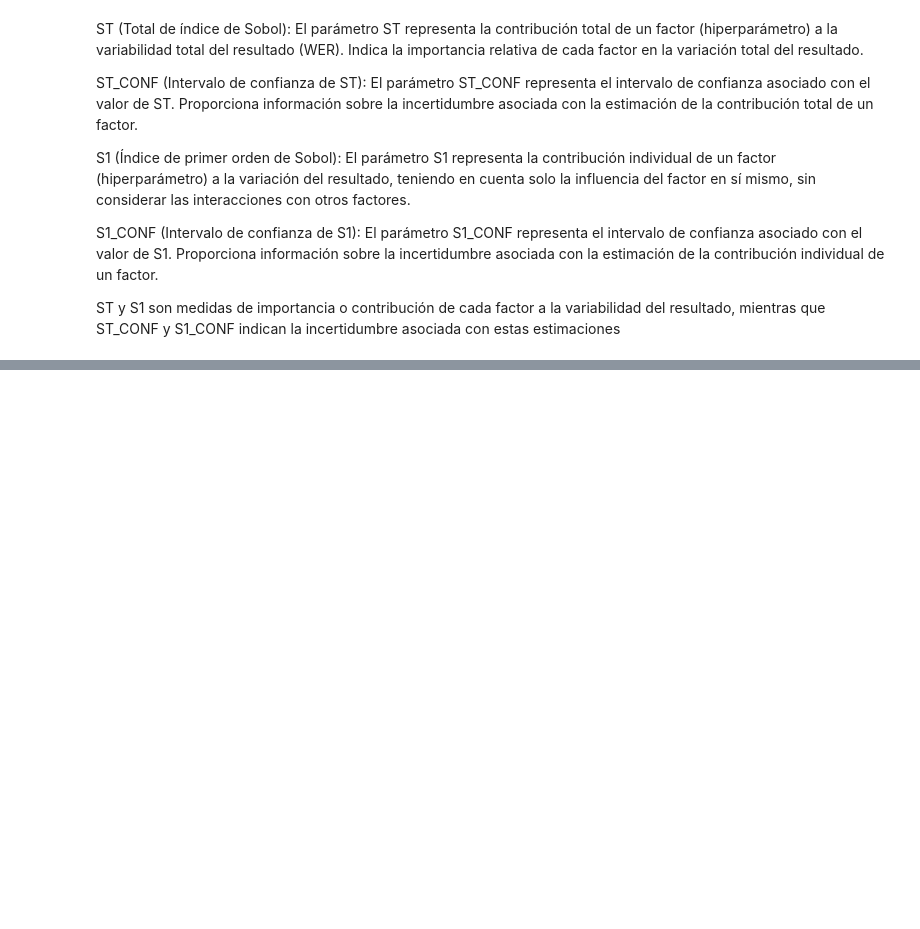
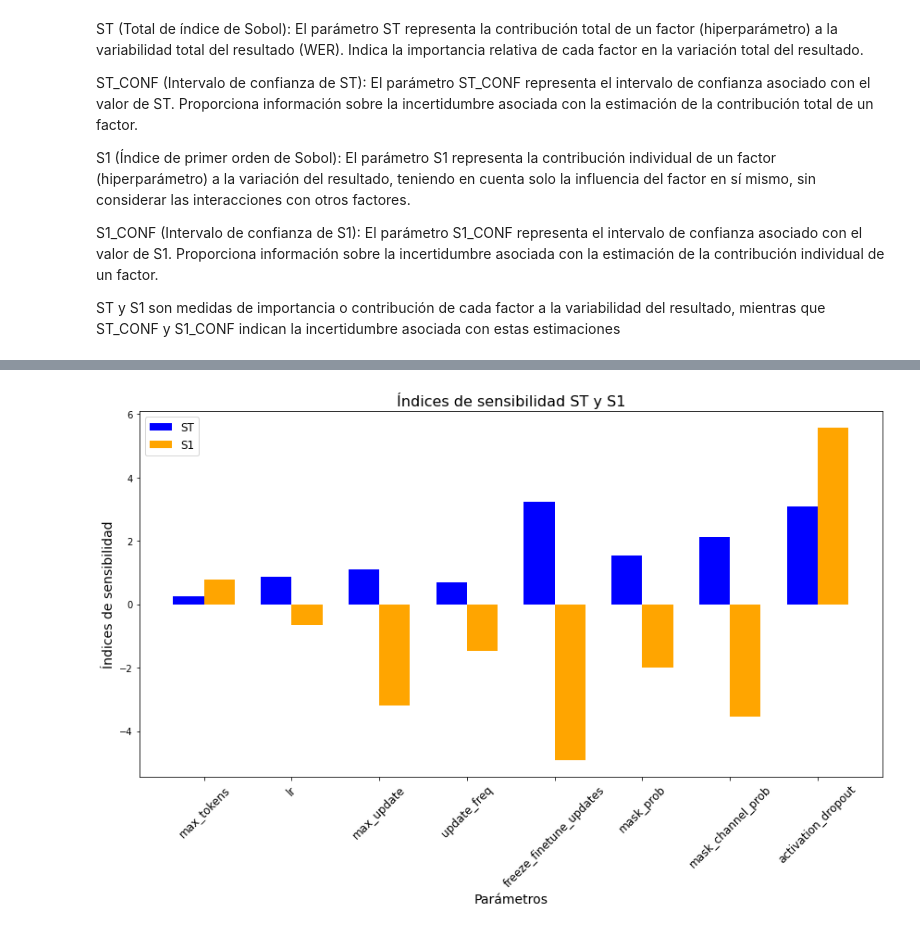
Before and after one commit to monirome/sobol_sensitivity, a Jupyter notebook: Estudio de hiperparametros_kotiria.ipynb, the cells around one changed output, grey strips where cells are left out. Cells and saved outputs as stored; diff of their text form; code cells hidden in the pictures; blank space fills up the shorter version.

```diff
--- a/Estudio de hiperparametros_kotiria.ipynb
+++ b/Estudio de hiperparametros_kotiria.ipynb
@@ -159 +106,41 @@ fig.show()
+# %%
+# fig = go.Figure(data=[
+#     go.Bar(name='ST', x=problem['names'], y=Si['ST'], marker_color='blue'),
+#     go.Bar(name='S1', x=problem['names'], y=Si['S1'], marker_color='orange')
+# ])
+
+# fig.update_layout(
+#     barmode='group',
+#     title='Índices de sensibilidad ST y S1',
+#     xaxis_title='Parámetros',
+#     yaxis_title='Índices de sensibilidad',
+# )
+# fig.show()
+
+###################################################################################
+
+fig, ax = plt.subplots(figsize=(12, 8))
+
+x = problem['names']
+st_values = Si['ST']
+s1_values = Si['S1']
+
+bar_width = 0.35
+index = np.arange(len(x))
+
+ax.bar(index, st_values, bar_width, color='blue', label='ST')
+
+ax.bar(index + bar_width, s1_values, bar_width, color='orange', label='S1')
+
+ax.set_title('Índices de sensibilidad ST y S1', fontsize=16)
+ax.set_xlabel('Parámetros', fontsize=14)
+ax.set_ylabel('Índices de sensibilidad', fontsize=14)
+ax.set_xticks(index + bar_width / 2)
+ax.set_xticklabels(x, rotation=45, fontsize=12)
+ax.legend(fontsize=12)
+
+plt.tight_layout()
+plt.show()
+# %% [output]
+[figure, added]
 # %%
```
Also changed, not shown: parts of 13 cells of this notebook.
